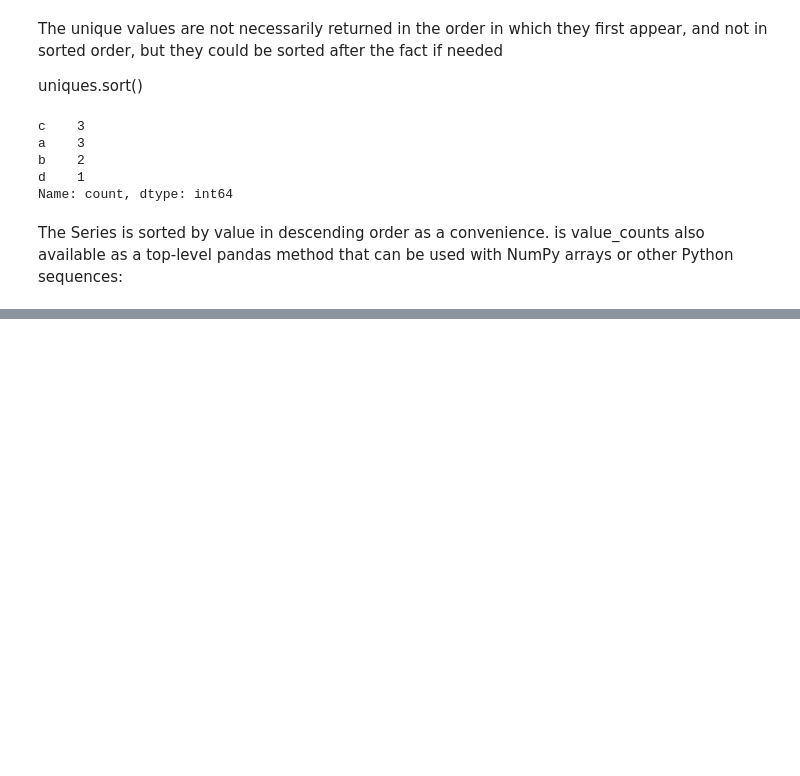
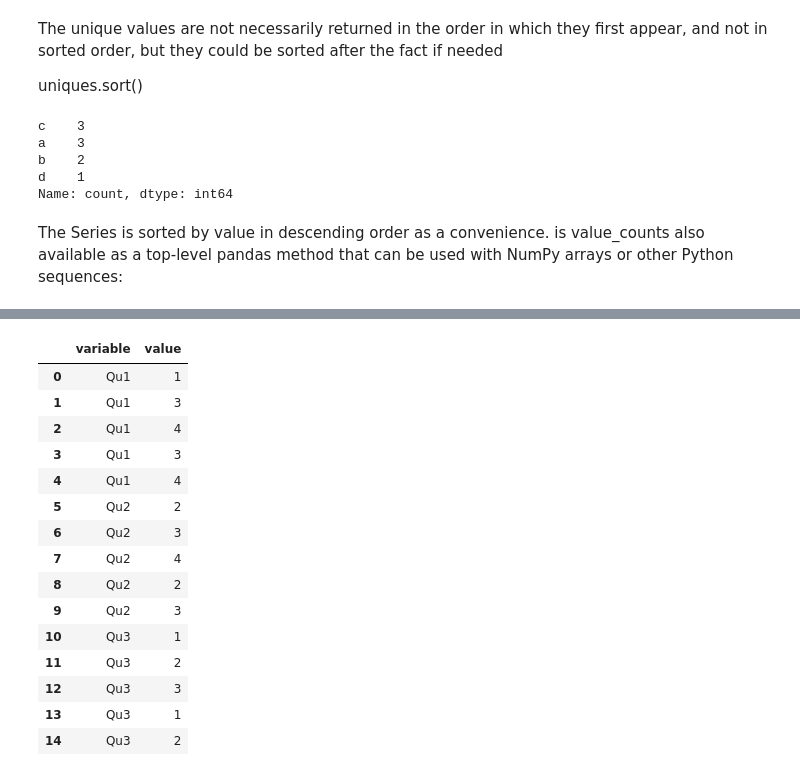
Before and after one commit to navneet-srivastava/python-data-analysis, a Jupyter notebook: pandas_tut.ipynb, the cells around one changed output, grey strips where cells are left out. Saved outputs shown, nothing was run; the diff lists cells and outputs as text; code cells hidden in the pictures; blank space fills up the shorter version.

```diff
--- a/pandas_tut.ipynb
+++ b/pandas_tut.ipynb
@@ -2329,0 +2390,6 @@ other Python sequences:
+# %%
+data = pd.DataFrame({
+    "Qu1": [1, 3, 4, 3, 4],
+    "Qu2": [2, 3, 4, 2, 3],
+    "Qu3": [1, 2, 3, 1, 2]
+})
@@ -2329,0 +2441,22 @@ other Python sequences:
+# %%
+# Step 1: Flatten the DataFrame into two columns (variable and value)
+melted = data.melt()
+
+melted
+# %% [output]
+|  | variable | value |
+| 0 | Qu1 | 1 |
+| 1 | Qu1 | 3 |
+| 2 | Qu1 | 4 |
+| 3 | Qu1 | 3 |
+| 4 | Qu1 | 4 |
+| 5 | Qu2 | 2 |
+| 6 | Qu2 | 3 |
+| 7 | Qu2 | 4 |
+| 8 | Qu2 | 2 |
+| 9 | Qu2 | 3 |
+| 10 | Qu3 | 1 |
+| 11 | Qu3 | 2 |
+| 12 | Qu3 | 3 |
+| 13 | Qu3 | 1 |
+| 14 | Qu3 | 2 |
```
Also changed, not shown: parts of 17 cells of this notebook.
